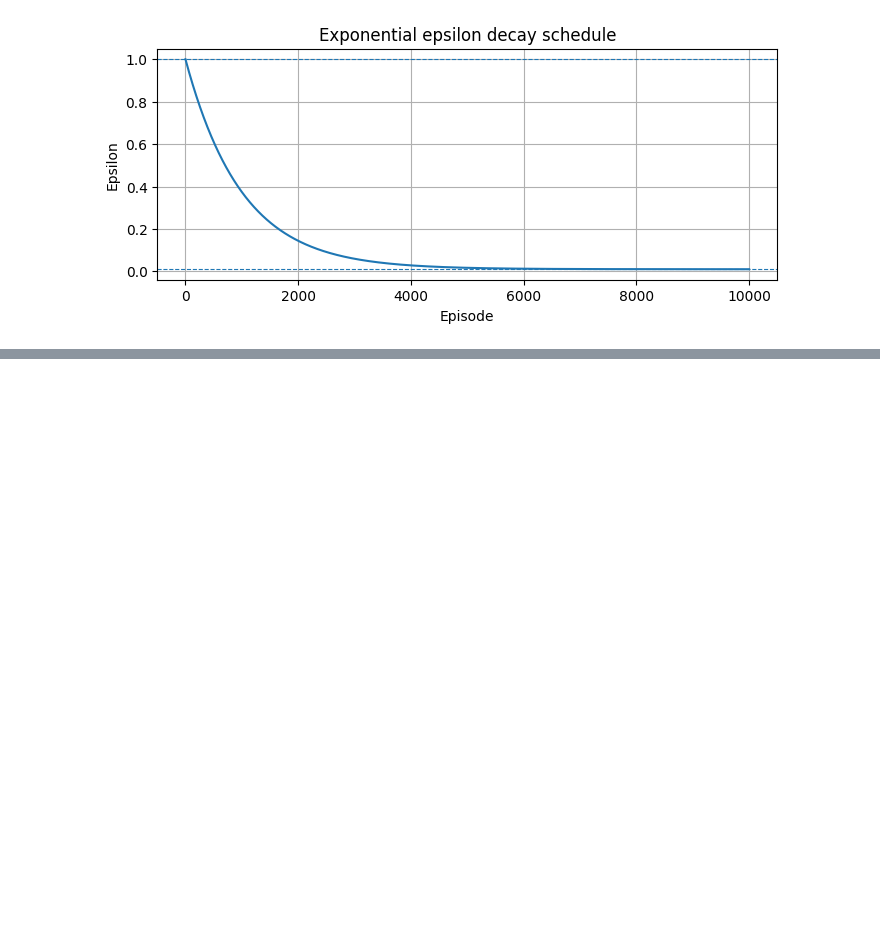
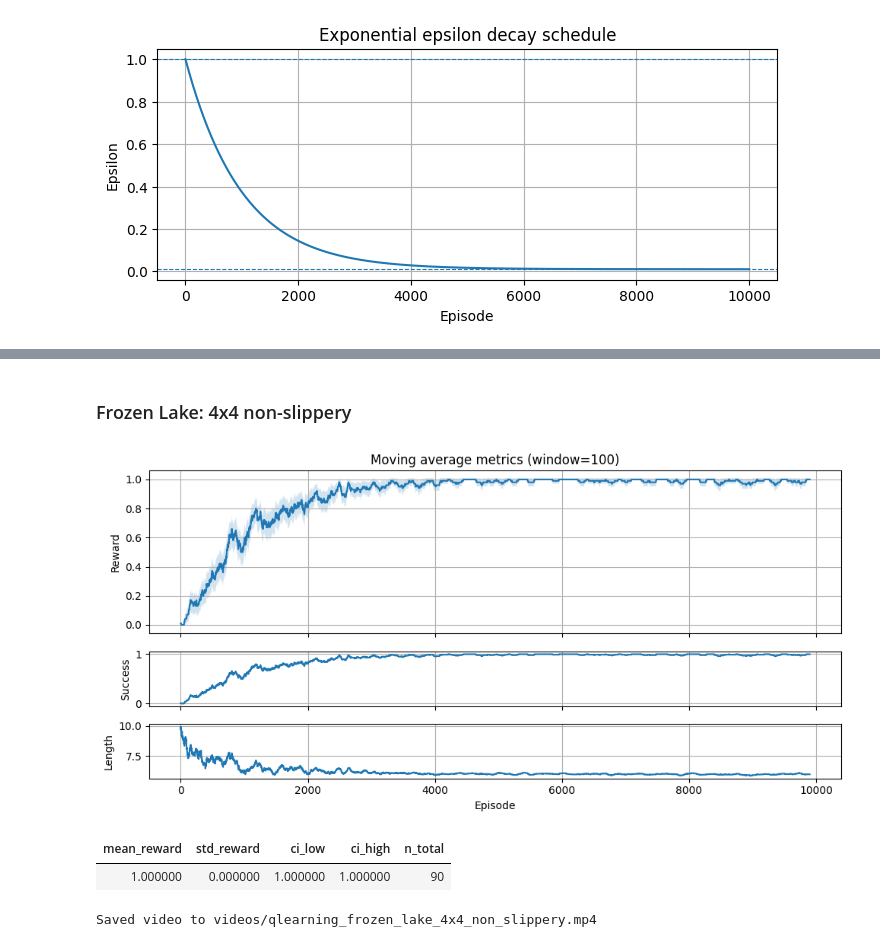
Before and after one commit to anton-dergunov/hugging-face-deep-rl, a Jupyter notebook: notebooks/02_frozen_lake_q_learning.ipynb, the cells around one changed output, grey strips where cells are left out. Drawn from its saved outputs; the diff is of its cells as text; code cells hidden in the pictures; blank space fills up the shorter version.

Commit message:
Implemented 4 experiments for Frozen Lake with Q Learning

```diff
--- a/notebooks/02_frozen_lake_q_learning.ipynb
+++ b/notebooks/02_frozen_lake_q_learning.ipynb
@@ -216,2 +211,0 @@ class QLearningAgent:
-# %%
-env_kwargs = dict(map_name="4x4", is_slippery=False)
@@ -293,0 +260,45 @@ Video(VIDEO_PATH, embed=True)
+# %%
+def run_experiment(exp_id, env_id, env_kwargs, learning_kwards, success_fn):
+    env = gym.make(env_id, **env_kwargs, render_mode="rgb_array")
+
+    q_table, diagnostics = q_learning(
+        env,
+        success_fn = success_fn,
+        **learning_kwards)
+
+    plot_diagnostics(diagnostics)
+
+    model = QLearningAgent(q_table)
+    eval_result = gymnasium_utils.stable_evaluate(model, env_id, env_kwargs=env_kwargs)
+    display(pd.DataFrame([eval_result]).style.hide(axis="index"))
+
+    video_path = VIDEO_BASE_PATH + exp_id + ".mp4"
+    gymnasium_utils.record_agent_video(model, env_id, env_kwargs=env_kwargs, video_path=video_path, steps=100)
+
+    display(Video(video_path, embed=True))
+# %% [markdown]
+### Frozen Lake: 4x4 non-slippery
+# %%
+run_experiment(
+    exp_id="frozen_lake_4x4_non_slippery",
+    env_id="FrozenLake-v1",
+    env_kwargs={
+        "map_name": "4x4",
+        "is_slippery": False,
+    },
+    learning_kwards={
+        "n_episodes": 10_000,
+        "eps_start": 1.0,
+        "eps_end": 0.01,
+        "eps_decay": 0.001,
+        "max_steps": 100,
+        "lr": 0.7,
+        "gamma": 0.95,
+    },
+    success_fn=lambda reward, terminated, truncated, info: reward > 0,
+)
+# %% [output]
+[figure, added]
+| mean_reward | std_reward | ci_low | ci_high | n_total |
+| 1.000000 | 0.000000 | 1.000000 | 1.000000 | 90 |
+Saved video to videos/qlearning_frozen_lake_4x4_non_slippery.mp4
```
Also changed, not shown: parts of 26 cells of this notebook.
